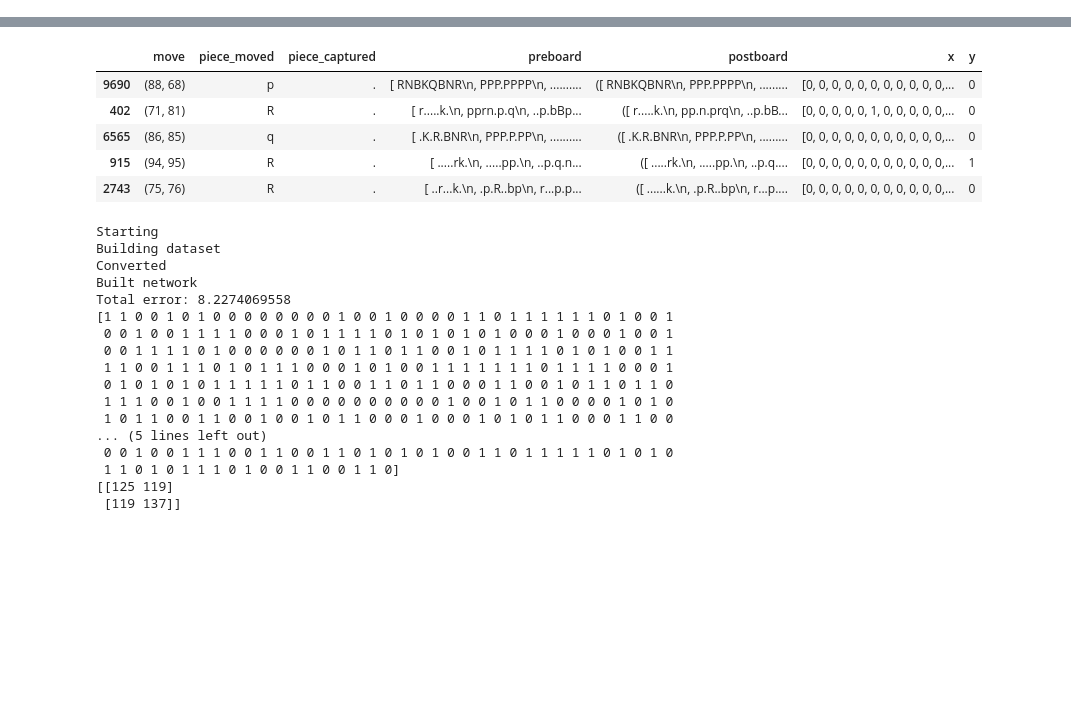
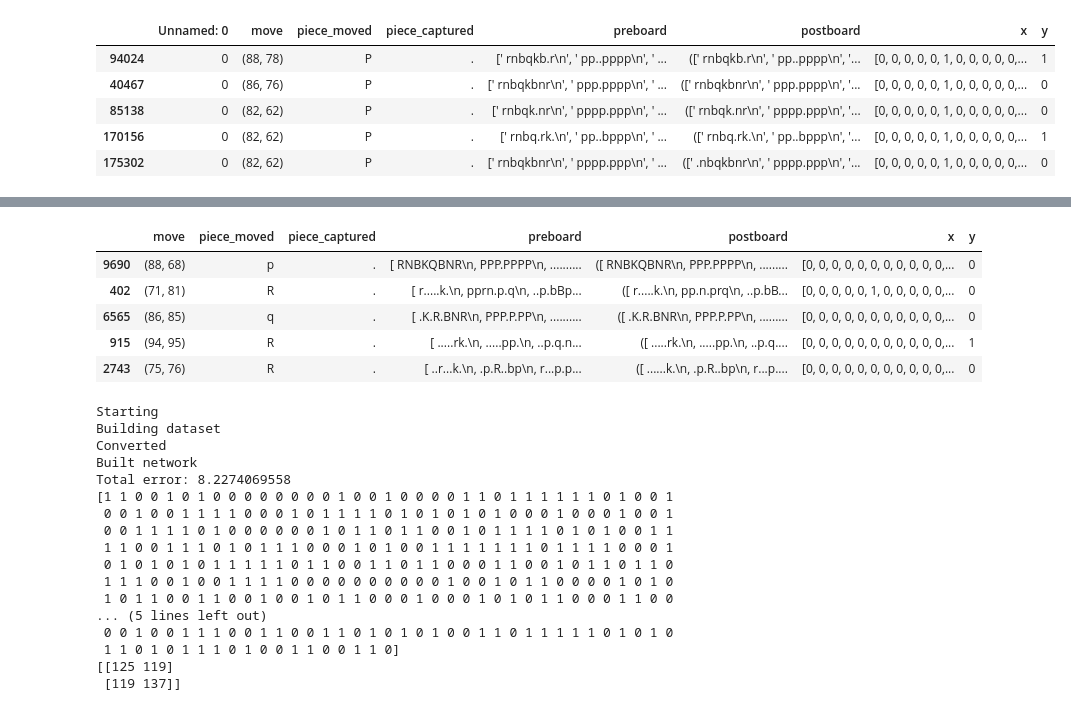
Before and after one commit to Kkevsterrr/cicile-engine, a Jupyter notebook: parse_scripts/2015-12-05-pybrain.ipynb, the cells around one changed output, grey strips where cells are left out. Cells and saved outputs as stored; diff of their text form; code cells hidden in the pictures; blank space fills up the shorter version.

```diff
--- a/parse_scripts/2015-12-05-pybrain.ipynb
+++ b/parse_scripts/2015-12-05-pybrain.ipynb
@@ -92,3 +148,12 @@ y_train
+# %%
+all_train.head()
+# %% [output]
+|  | Unnamed: 0 | move | piece_moved | piece_captured | preboard | postboard | x | y |
+| 94024 | 0 | (88, 78) | P | . | [' rnbqkb.r\n', ' pp..pppp\n', ' ... | ([' rnbqkb.r\n', ' pp..pppp\n', '... | [0, 0, 0, 0, 0, 1, 0, 0, 0, 0, 0,... | 1 |
+| 40467 | 0 | (86, 76) | P | . | [' rnbqkbnr\n', ' ppp.pppp\n', ' ... | ([' rnbqkbnr\n', ' ppp.pppp\n', '... | [0, 0, 0, 0, 0, 1, 0, 0, 0, 0, 0,... | 0 |
+| 85138 | 0 | (82, 62) | P | . | [' rnbqk.nr\n', ' pppp.ppp\n', ' ... | ([' rnbqk.nr\n', ' pppp.ppp\n', '... | [0, 0, 0, 0, 0, 1, 0, 0, 0, 0, 0,... | 0 |
+| 170156 | 0 | (82, 62) | P | . | [' rnbq.rk.\n', ' pp..bppp\n', ' ... | ([' rnbq.rk.\n', ' pp..bppp\n', '... | [0, 0, 0, 0, 0, 1, 0, 0, 0, 0, 0,... | 1 |
+| 175302 | 0 | (82, 62) | P | . | [' rnbqkbnr\n', ' pppp.ppp\n', ' ... | ([' .nbqkbnr\n', ' pppp.ppp\n', '... | [0, 0, 0, 0, 0, 1, 0, 0, 0, 0, 0,... | 0 |
 # %%
 class Experiment:
     def __init__(self, net, train_df, test_df, num_epochs, verbose=True):
```
Also changed, not shown: parts of 10 cells of this notebook.
